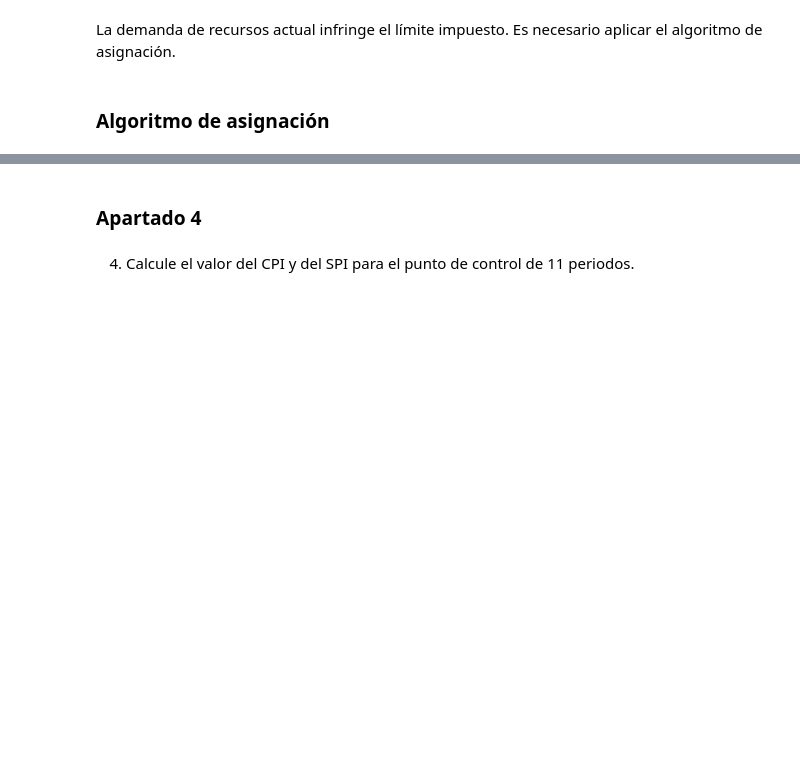
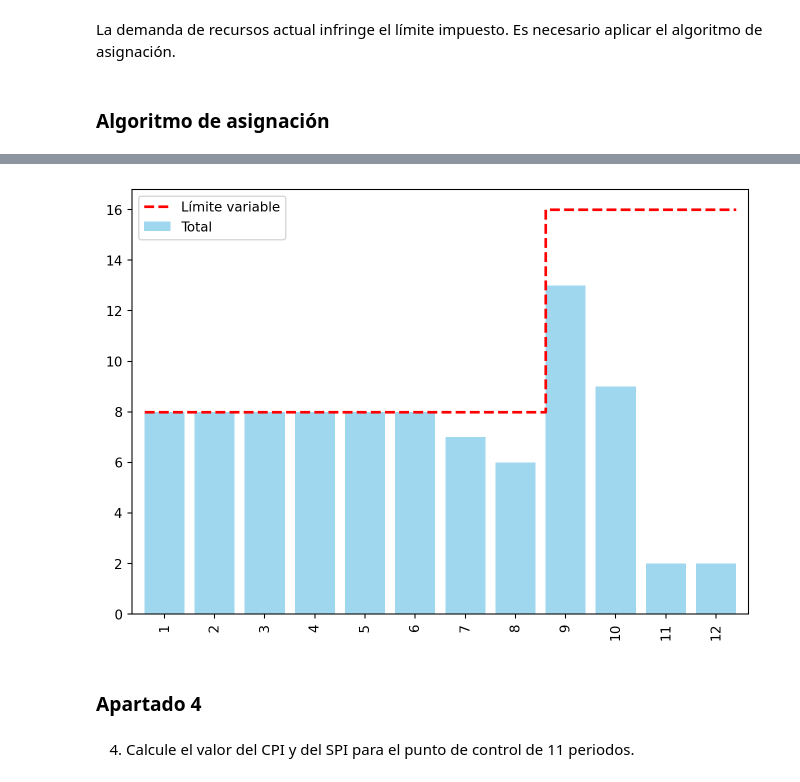
Before and after one commit to mcasl/pmULE, a Jupyter notebook: notebooks/Ejercicio_12.ipynb, the cells around one changed output, grey strips where cells are left out. Cells and saved outputs as stored; diff of their text form; code cells hidden in the pictures; blank space fills up the shorter version.

```diff
--- a/notebooks/Ejercicio_12.ipynb
+++ b/notebooks/Ejercicio_12.ipynb
@@ -372,7 +372,7 @@ datos_proyecto_tras_asignacion, gantt_df, dibujo  = proyecto_asignacion.asignar(
                                     data=duracion_y_recursos,
                                     duration_label='duration',
                                     resource_label='resources',
-                                    maximo=[limite_maximo_recursos]*8 + [100],
+                                    maximo=limite_maximo_recursos,
                                     report=False,
                                     )
 # %%
@@ -381,6 +381,12 @@ datos_proyecto_tras_asignacion, gantt_df, dibujo  = proyecto_asignacion.asignar(
 pinta_tikz(dibujo)
 # %% [output]
 [drawing not drawn]
+# %%
+#| fig-cap: "Diagrama de cargas tras aplicar el algoritmo de asignación"
+#| label: fig-postAsignacionBarras
+plot_cargas(gantt_df, limite_maximo_recursos)
+# %% [output]
+[figure, added]
 # %% [markdown]
 ### Apartado 4
 # %%
```
Also changed, not shown: parts of 4 cells of this notebook, 7 other files.
